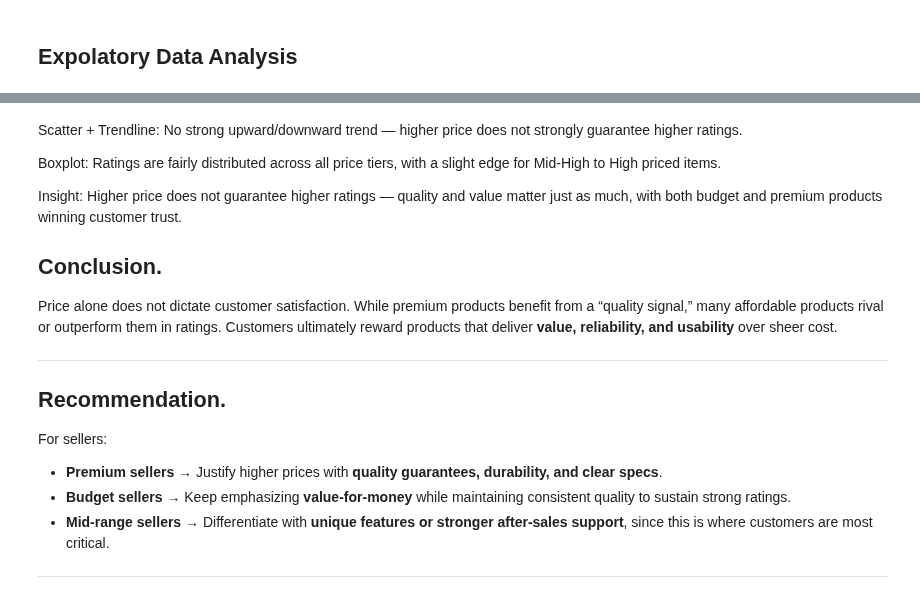
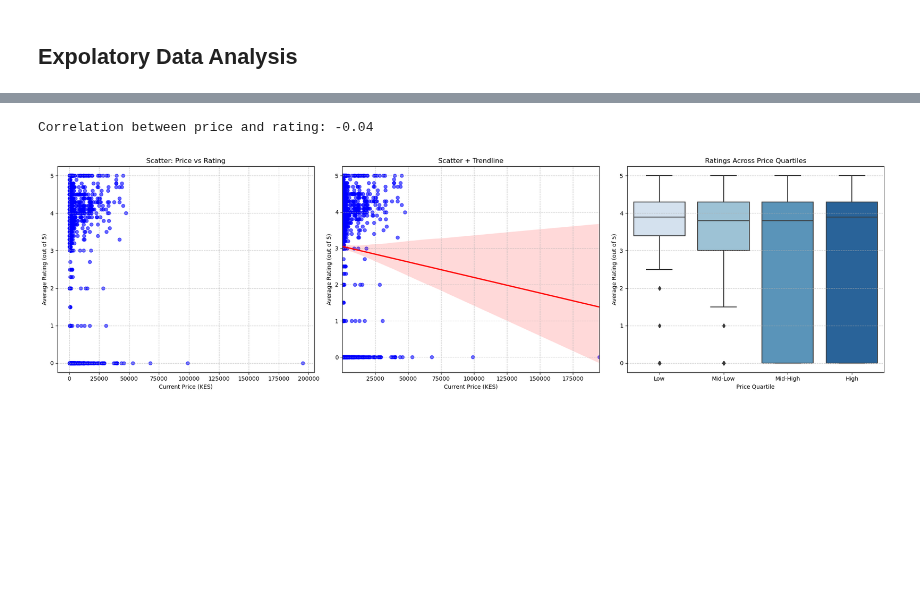
Before and after one commit to RWKarimi/E-commerce-pricing-tool, a Jupyter notebook: E_commerce_project.ipynb, the cells around one changed output, grey strips where cells are left out. Saved outputs shown, nothing was run; the diff lists cells and outputs as text; code cells hidden in the pictures; blank space fills up the shorter version.

Commit message:
Updated price vs ratings analysis with new correlation result (-0.04)
Revised findings to reflect the updated insights.

```diff
--- a/E_commerce_project.ipynb
+++ b/E_commerce_project.ipynb
@@ -323,23 +247,57 @@ plt.show()
-# %% [markdown]
-Scatter + Trendline: No strong upward/downward trend — higher price does not strongly guarantee higher ratings.
-
-Boxplot: Ratings are fairly distributed across all price tiers, with a slight edge for Mid-High to High priced items.
-
-Insight: Higher price does not guarantee higher ratings — quality and value matter just as much, with both budget and premium products winning customer trust.
-
-
-## Conclusion.
-
-Price alone does not dictate customer satisfaction. While premium products benefit from a “quality signal,” many affordable products rival or outperform them in ratings. Customers ultimately reward products that deliver **value, reliability, and usability** over sheer cost.
-
----
-
-## Recommendation.
-
-For sellers:
-
-* **Premium sellers** → Justify higher prices with **quality guarantees, durability, and clear specs**.
-* **Budget sellers** → Keep emphasizing **value-for-money** while maintaining consistent quality to sustain strong ratings.
-* **Mid-range sellers** → Differentiate with **unique features or stronger after-sales support**, since this is where customers are most critical.
-
----
+# %%
+import seaborn as sns
+import matplotlib.pyplot as plt
+
+# --- Correlation ---
+correlation = data["current_price"].corr(data["rating_number"])
+print(f"Correlation between price and rating: {correlation:.2f}")
+
+# --- Create price quartiles ---
+data["price_quartile"] = pd.qcut(
+    data["current_price"],
+    q=4,
+    labels=["Low", "Mid-Low", "Mid-High", "High"]
+)
+
+# --- Setup subplots (3 side by side) ---
+fig, axes = plt.subplots(1, 3, figsize=(21,6))
+
+# 1️⃣ Scatter only all products
+axes[0].scatter(data["current_price"], data["rating_number"], alpha=0.6, color="blue")
+axes[0].set_title("Scatter: Price vs Rating")
+axes[0].set_xlabel("Current Price (KES)")
+axes[0].set_ylabel("Average Rating (out of 5)")
+axes[0].grid(True, linestyle="--", alpha=0.7)
+
+# 2️⃣ Scatter + Regression Line
+sns.regplot(
+    x="current_price",
+    y="rating_number",
+    data=data,
+    scatter_kws={"alpha":0.6, "color":"blue"},
+    line_kws={"color":"red"},
+    ax=axes[1]
+)
+axes[1].set_title("Scatter + Trendline")
+axes[1].set_xlabel("Current Price (KES)")
+axes[1].set_ylabel("Average Rating (out of 5)")
+axes[1].grid(True, linestyle="--", alpha=0.7)
+
+# 3️⃣ Boxplot by Price Quartiles
+sns.boxplot(
+    x="price_quartile",
+    y="rating_number",
+    data=data,
+    palette="Blues",
+    ax=axes[2]
+)
+axes[2].set_title("Ratings Across Price Quartiles")
+axes[2].set_xlabel("Price Quartile")
+axes[2].set_ylabel("Average Rating (out of 5)")
+axes[2].grid(axis="y", linestyle="--", alpha=0.7)
+
+plt.tight_layout()
+plt.show()
+# %% [output]
+Correlation between price and rating: -0.04
+[figure, added]
```
Also changed, not shown: parts of 7 cells of this notebook.
